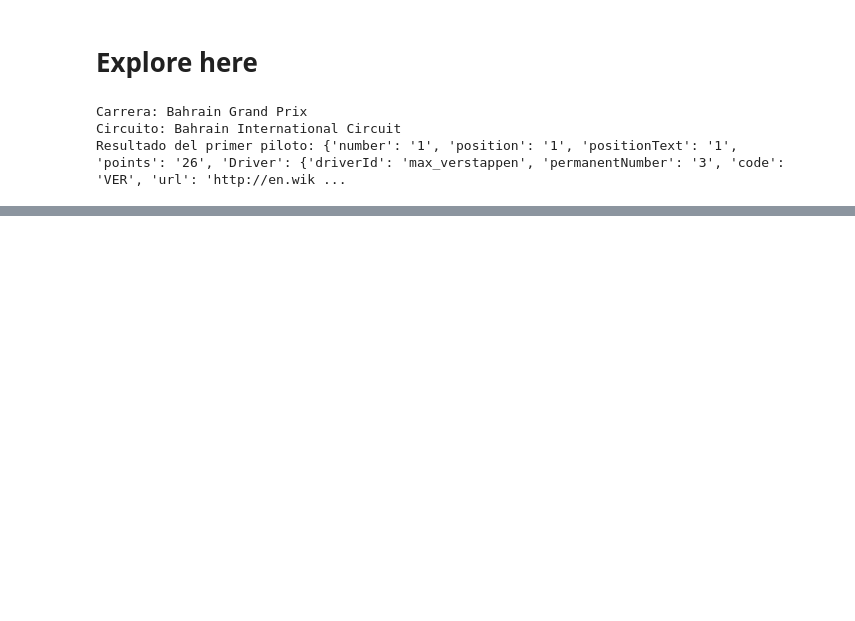
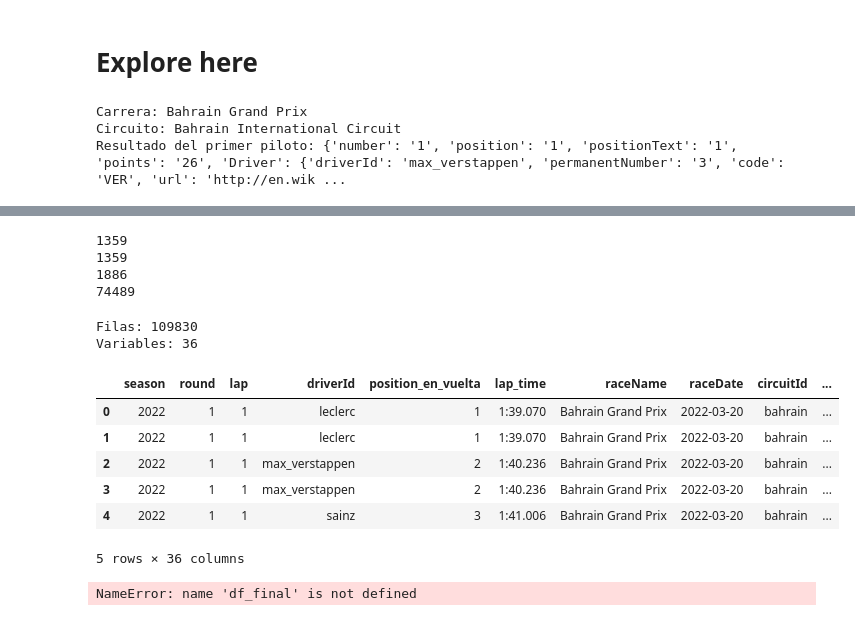
Before and after one commit to luciaTapiaGarcia/proyecto_final_f1_marcos_lucia, a Jupyter notebook: src/explore.ipynb, the cells around one changed output, grey strips where cells are left out. Drawn from its saved outputs; the diff is of its cells as text; code cells hidden in the pictures; blank space fills up the shorter version.

```diff
--- a/src/explore.ipynb
+++ b/src/explore.ipynb
@@ -204,0 +432,10 @@ df_final.head()
+# %%
+print(len(df_resultados))
+print(len(df_clasificacion))
+print(len(df_pits))
+print(len(df_vueltas))
+# %% [output]
+1359
+1359
+1886
+74489
@@ -204,0 +462,52 @@ df_final.head()
+# %%
+df_carrera = df_resultados.merge(
+    df_clasificacion,
+    on=[
+        "season",
+        "round",
+        "driverId"
+    ],
+    how="left"
+)
+# %%
+df_carrera = df_carrera.merge(
+    df_pits,
+    on=[
+        "season",
+        "round",
+        "driverId"
+    ],
+    how="left"
+)
+# %%
+df_final = df_vueltas.merge(
+    df_carrera,
+    on=[
+        "season",
+        "round",
+        "driverId"
+    ],
+    how="left"
+)
+# %%
+print(
+    "Filas:",
+    len(df_final)
+)
+
+print(
+    "Variables:",
+    len(df_final.columns)
+)
+
+df_final.head()
+# %% [output]
+Filas: 109830
+Variables: 36
+|  | season | round | lap | driverId | position_en_vuelta | lap_time | raceName | raceDate | circuitId | ... |
+| 0 | 2022 | 1 | 1 | leclerc | 1 | 1:39.070 | Bahrain Grand Prix | 2022-03-20 | bahrain | ... |
+| 1 | 2022 | 1 | 1 | leclerc | 1 | 1:39.070 | Bahrain Grand Prix | 2022-03-20 | bahrain | ... |
+| 2 | 2022 | 1 | 1 | max_verstappen | 2 | 1:40.236 | Bahrain Grand Prix | 2022-03-20 | bahrain | ... |
+| 3 | 2022 | 1 | 1 | max_verstappen | 2 | 1:40.236 | Bahrain Grand Prix | 2022-03-20 | bahrain | ... |
+| 4 | 2022 | 1 | 1 | sainz | 3 | 1:41.006 | Bahrain Grand Prix | 2022-03-20 | bahrain | ... |
+5 rows × 36 columns
@@ -205,8 +519,15 @@ df_final.head()
 # %%
 from sqlalchemy import create_engine
 
-engine = create_engine("sqlite:///f1_dataset.db")
-df_final.to_sql("f1_dataset", engine, if_exists="replace", index=False)
+engine = create_engine(
+    "sqlite:///f1_dataset.db"
+)
 
-# Comprobación final: leemos de vuelta desde la propia base de datos
-pd.read_sql("SELECT COUNT(*) AS total_filas FROM f1_dataset", engine)
+df_final.to_sql(
+    "f1_dataset",
+    engine,
+    if_exists="replace",
+    index=False
+)
+# %% [output]
+NameError: name 'df_final' is not defined
```
Also changed, not shown: parts of 35 cells of this notebook.
